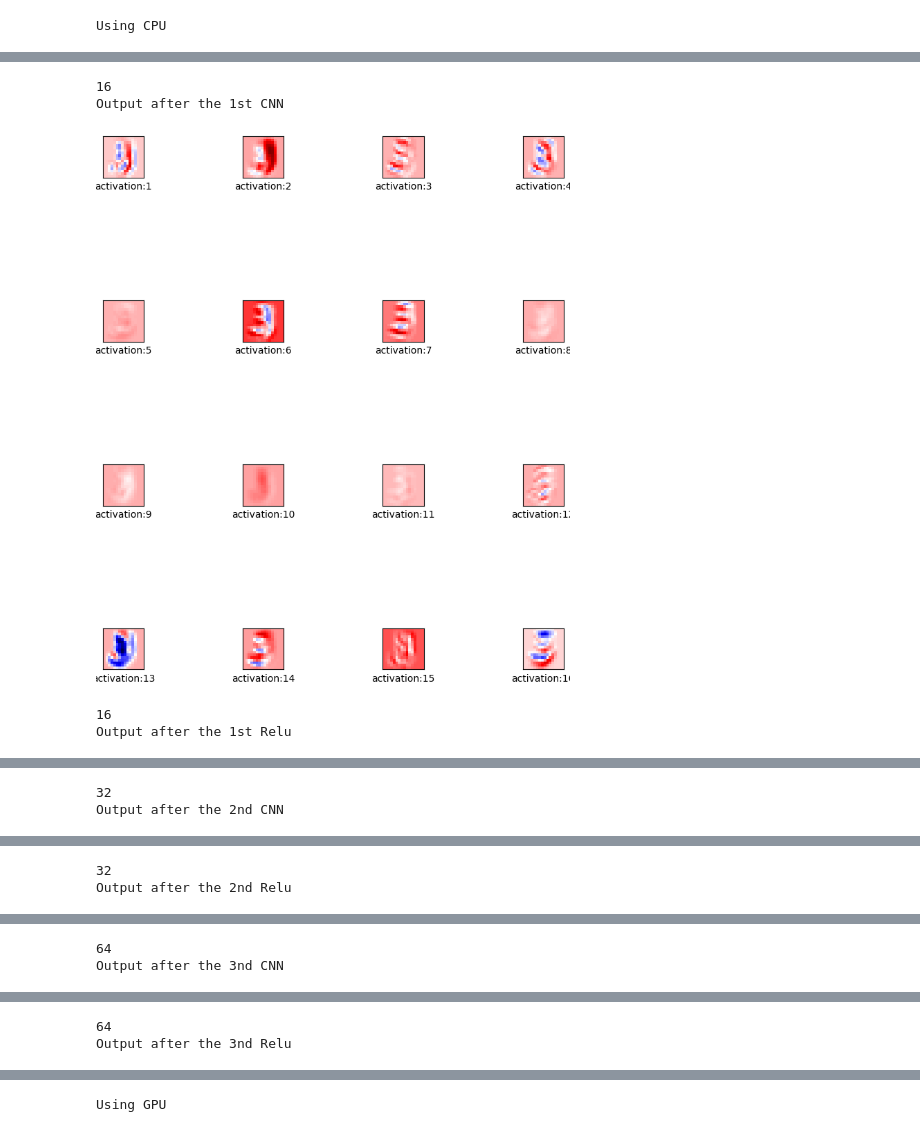
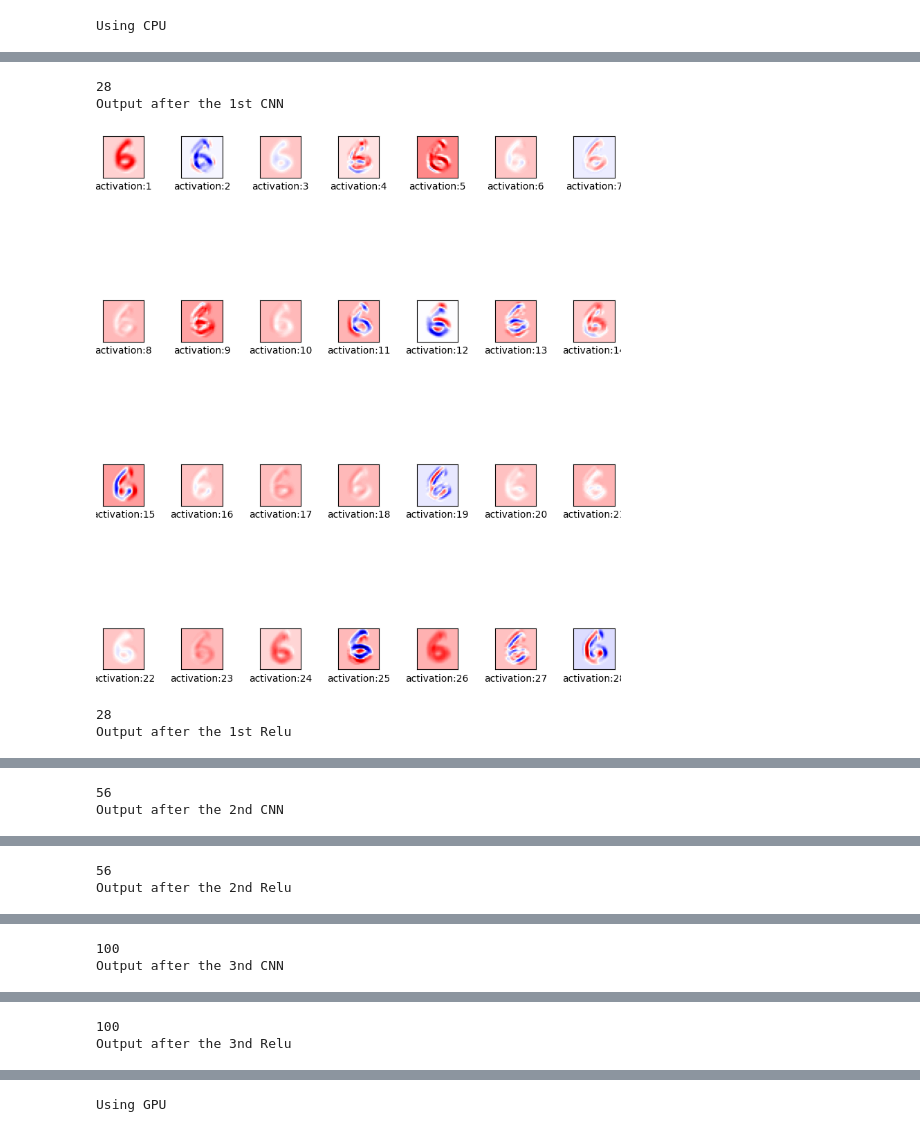
Before and after one commit to File500/DOS_CNN, a Jupyter notebook: CNN_Pytorch/CNN_DOS_project.ipynb, the cells around one changed output, grey strips where cells are left out. Saved outputs shown, nothing was run; the diff lists cells and outputs as text; code cells hidden in the pictures.

```diff
--- a/CNN_Pytorch/CNN_DOS_project.ipynb
+++ b/CNN_Pytorch/CNN_DOS_project.ipynb
@@ -163,7 +163,7 @@ def train_model(model, optimizer, criterion, train_loader, validation_loader, va
 class CNN_batch(nn.Module):
 
     # Contructor
-    def __init__(self, out_1=16, out_2=32, out_3=64,number_of_classes=10):
+    def __init__(self, out_1=28, out_2=56, out_3=100, number_of_classes=10):
         super(CNN_batch, self).__init__()
         self.cnn1 = nn.Conv2d(in_channels=1, out_channels=out_1, kernel_size=5, padding=2)
         self.conv1_bn = nn.BatchNorm2d(out_1)
@@ -180,7 +180,7 @@ class CNN_batch(nn.Module):
 
         self.maxpool3=nn.MaxPool2d(kernel_size=2)
 
-        self.fc1 = nn.Linear(out_3*4, number_of_classes)
+        self.fc1 = nn.Linear(out_3*9, number_of_classes)
         self.bn_fc1 = nn.BatchNorm1d(10)
 
     # Prediction
@@ -261,5 +261,5 @@ plot_parameters(model_CNN_BATCH_CPU.state_dict()['cnn3.weight'], number_rows=4,
 # %%
-IMAGE_SIZE = 16
+IMAGE_SIZE = 28
 
 composed = transforms.Compose([transforms.Resize((IMAGE_SIZE, IMAGE_SIZE)), transforms.ToTensor()])
 # %%
@@ -384,4 +384,4 @@ Output after the 3nd Relu
 # %%
 show_data(train_dataset[106])
-out_2 = model_CNN_BATCH_CPU.activations(train_dataset[10][0].view(1, 1, IMAGE_SIZE, IMAGE_SIZE))
+out_2 = model_CNN_BATCH_CPU.activations(train_dataset[106][0].view(1, 1, IMAGE_SIZE, IMAGE_SIZE))
 # %% [output]
@@ -389,13 +389,13 @@ out_2 = model_CNN_BATCH_CPU.activations(train_dataset[10][0].view(1, 1, IMAGE_SI
 # %%
 plot_activations(out_2[0], number_rows=4, name="Output after the 1st CNN")
 plot_activations(out_2[1], number_rows=4, name="Output after the 1st Relu")
-plot_activations(out_2[2], number_rows=32//4, name="Output after the 2nd CNN")
-plot_activations(out_2[3], number_rows=32//4, name="Output after the 2nd Relu")
-plot_activations(out_2[4], number_rows=64//4, name="Output after the 3nd CNN")
-plot_activations(out_2[5], number_rows=64//4, name="Output after the 3nd Relu")
+plot_activations(out_2[2], number_rows=56//4, name="Output after the 2nd CNN")
+plot_activations(out_2[3], number_rows=56//4, name="Output after the 2nd Relu")
+plot_activations(out_2[4], number_rows=112//4, name="Output after the 3nd CNN")
+plot_activations(out_2[5], number_rows=112//4, name="Output after the 3nd Relu")
 # %% [output]
-16
+28
 Output after the 1st CNN
-[figure, old version]
+[figure, new version]
-16
+28
 Output after the 1st Relu
@@ -403,2 +403,2 @@ Output after the 1st Relu
-32
+56
 Output after the 2nd CNN
@@ -406,2 +406,2 @@ Output after the 2nd CNN
-32
+56
 Output after the 2nd Relu
@@ -409,2 +409,2 @@ Output after the 2nd Relu
-64
+100
 Output after the 3nd CNN
@@ -412,2 +412,2 @@ Output after the 3nd CNN
-64
+100
 Output after the 3nd Relu
```
Also changed, not shown: parts of 17 cells of this notebook, 1 other file.
